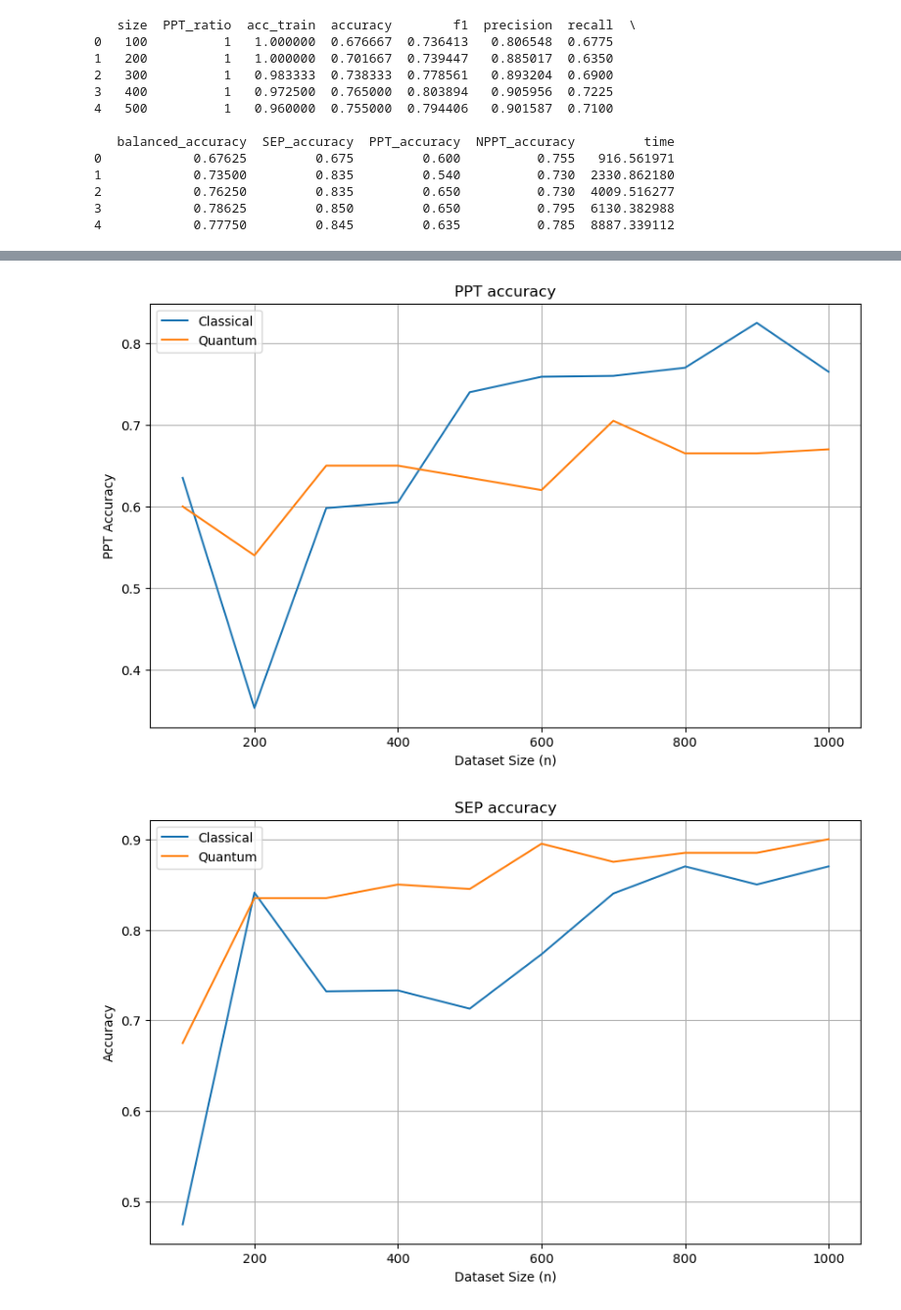
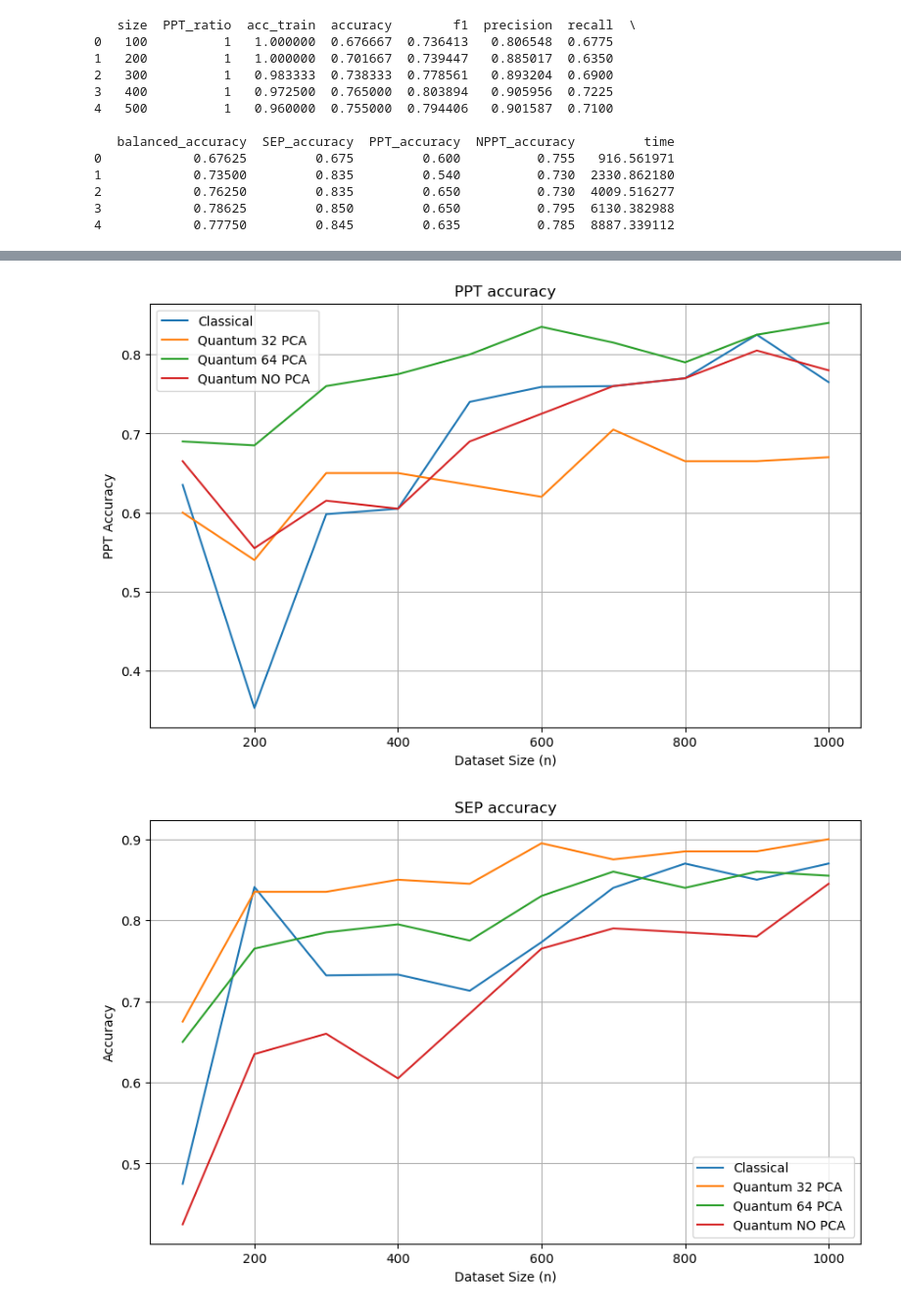
Before and after one commit to anamarsabi/QML-Research, a Jupyter notebook: efficiency_study.ipynb, the cells around one changed output, grey strips where cells are left out. Shown at 98% size. Cells and saved outputs as stored; diff of their text form; code cells hidden in the pictures.

```diff
--- a/efficiency_study.ipynb
+++ b/efficiency_study.ipynb
@@ -1108,3 +1108,6 @@ print(quantum.head())
 2            0.76250         0.835         0.650          0.730  4009.516277
 3            0.78625         0.850         0.650          0.795  6130.382988
 4            0.77750         0.845         0.635          0.785  8887.339112
+# %%
+quantum_64=pd.read_csv("./results/3x3/qsvm_64pca_filelock.csv")
+print(quantum_64.head())
@@ -1110,0 +1128,3 @@ print(quantum.head())
+# %%
+quantum_NOpca=pd.read_csv("./results/3x3/qsvm_NOpca_filelock.csv")
+print(quantum_NOpca.head())
@@ -1130,7 +1166,9 @@ plt.figure(figsize=(10, 6))
 
 # Plot total times
 plt.plot(classical['size'], classical['PPT_accuracy'], label='Classical')
-plt.plot(quantum['size'], quantum['PPT_accuracy'], label='Quantum')
+plt.plot(quantum['size'], quantum['PPT_accuracy'], label='Quantum 32 PCA')
+plt.plot(quantum_64['size'], quantum_64['PPT_accuracy'], label='Quantum 64 PCA ')
+plt.plot(quantum_NOpca['size'], quantum_NOpca['PPT_accuracy'], label='Quantum NO PCA ')
 
 plt.xlabel('Dataset Size (n)')
 plt.ylabel('PPT Accuracy')
@@ -1139,23 +1177,25 @@ plt.legend()
 plt.grid(True)
 plt.show()
 # %% [output]
-[figure, old version]
+[figure, new version]
 # %%
 # Plotting
 plt.figure(figsize=(10, 6))
 
 # Plot total times
 plt.plot(classical['size'], classical['SEP_accuracy'], label='Classical')
-plt.plot(quantum['size'], quantum['SEP_accuracy'], label='Quantum')
+plt.plot(quantum['size'], quantum['SEP_accuracy'], label='Quantum 32 PCA')
+plt.plot(quantum_64['size'], quantum_64['SEP_accuracy'], label='Quantum 64 PCA ')
+plt.plot(quantum_NOpca['size'], quantum_NOpca['SEP_accuracy'], label='Quantum NO PCA ')
 
 plt.xlabel('Dataset Size (n)')
 plt.ylabel('Accuracy')
 plt.title('SEP accuracy')
 plt.legend()
 plt.grid(True)
 plt.show()
 # %% [output]
-[figure, old version]
+[figure, new version]
 # %%
 # Plotting
 plt.figure(figsize=(10, 6))
```
Also changed, not shown: parts of 11 cells of this notebook, 3 other files.
